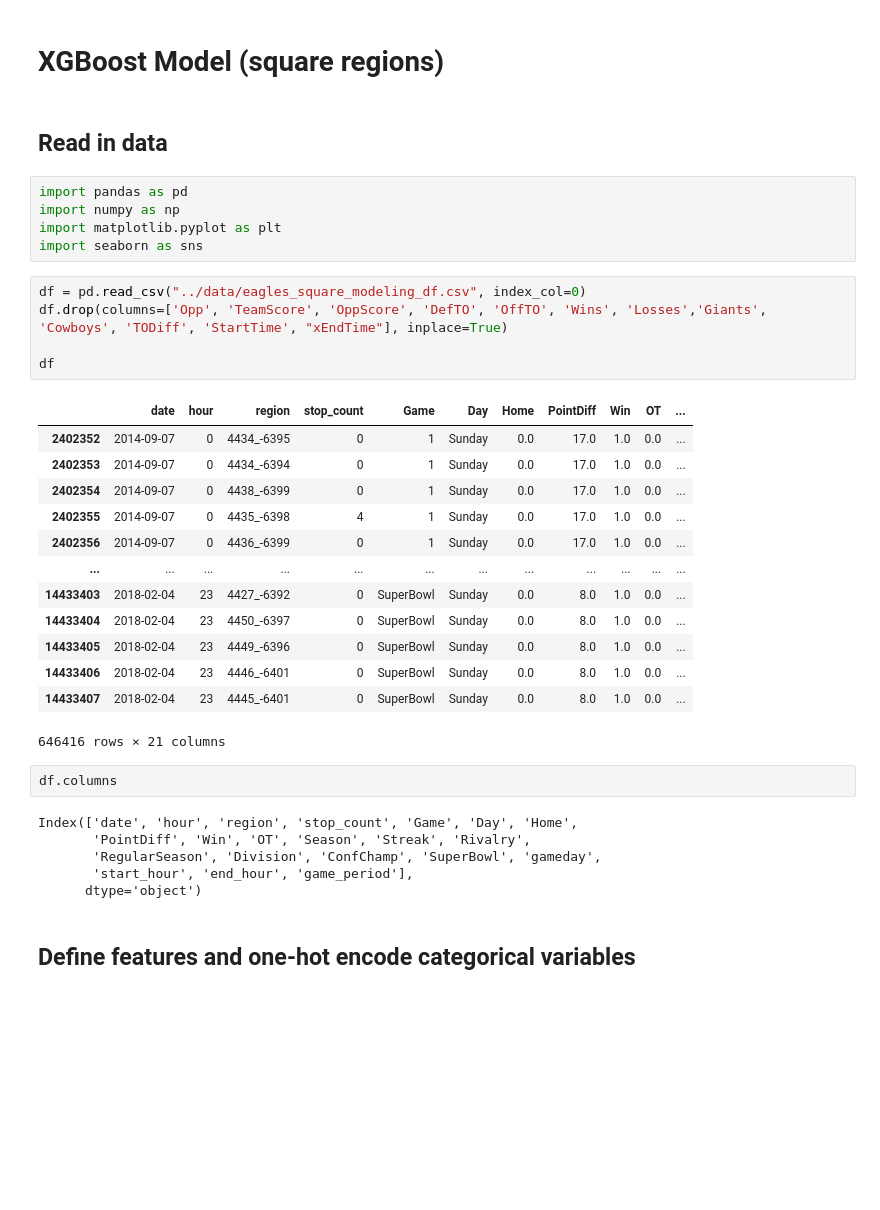
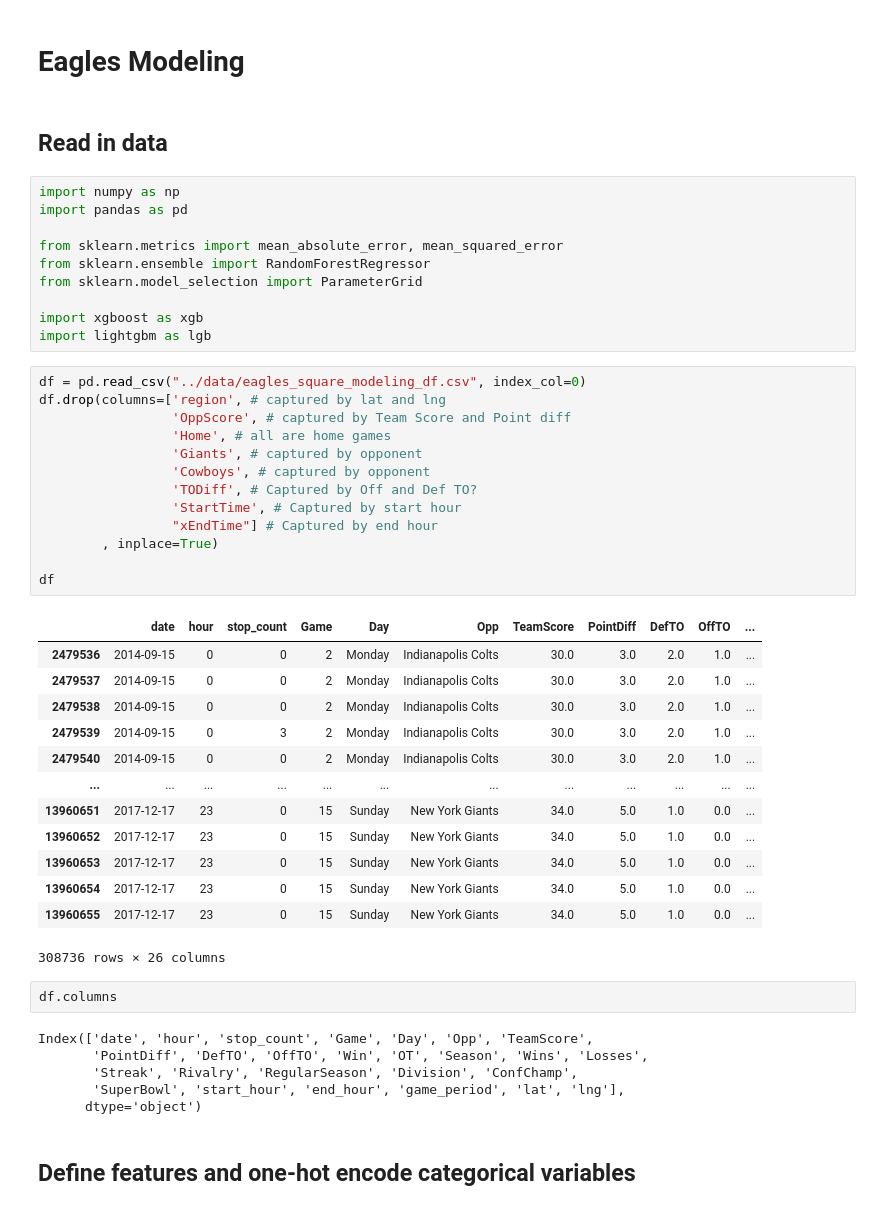
Before and after one commit to utexas-SDS-357/sds357-project-sp26-i-love-philly, a Jupyter notebook: modelling/eagles_square_model.ipynb, the cells around one changed output. Cells and saved outputs as stored; diff of their text form; blank space fills up the shorter version.

Commit message:
added model selection steps

```diff
--- a/modelling/eagles_square_model.ipynb
+++ b/modelling/eagles_square_model.ipynb
@@ -1,38 +1,51 @@
 # %% [markdown]
-# XGBoost Model (square regions)
+# Eagles Modeling
 # %% [markdown]
 ## Read in data
 # %%
+import numpy as np
 import pandas as pd
-import numpy as np
-import matplotlib.pyplot as plt
-import seaborn as sns
+
+from sklearn.metrics import mean_absolute_error, mean_squared_error
+from sklearn.ensemble import RandomForestRegressor
+from sklearn.model_selection import ParameterGrid
+
+import xgboost as xgb
+import lightgbm as lgb
 # %%
 df = pd.read_csv("../data/eagles_square_modeling_df.csv", index_col=0)
-df.drop(columns=['Opp', 'TeamScore', 'OppScore', 'DefTO', 'OffTO', 'Wins', 'Losses','Giants', 'Cowboys', 'TODiff', 'StartTime', "xEndTime"], inplace=True)
+df.drop(columns=['region', # captured by lat and lng
+                 'OppScore', # captured by Team Score and Point diff
+                 'Home', # all are home games
+                 'Giants', # captured by opponent
+                 'Cowboys', # captured by opponent
+                 'TODiff', # Captured by Off and Def TO?
+                 'StartTime', # Captured by start hour
+                 "xEndTime"] # Captured by end hour
+        , inplace=True)
 
 df
 # %% [output]
-|  | date | hour | region | stop_count | Game | Day | Home | PointDiff | Win | OT | ... |
-| 2402352 | 2014-09-07 | 0 | 4434_-6395 | 0 | 1 | Sunday | 0.0 | 17.0 | 1.0 | 0.0 | ... |
-| 2402353 | 2014-09-07 | 0 | 4434_-6394 | 0 | 1 | Sunday | 0.0 | 17.0 | 1.0 | 0.0 | ... |
-| 2402354 | 2014-09-07 | 0 | 4438_-6399 | 0 | 1 | Sunday | 0.0 | 17.0 | 1.0 | 0.0 | ... |
-| 2402355 | 2014-09-07 | 0 | 4435_-6398 | 4 | 1 | Sunday | 0.0 | 17.0 | 1.0 | 0.0 | ... |
-| 2402356 | 2014-09-07 | 0 | 4436_-6399 | 0 | 1 | Sunday | 0.0 | 17.0 | 1.0 | 0.0 | ... |
+|  | date | hour | stop_count | Game | Day | Opp | TeamScore | PointDiff | DefTO | OffTO | ... |
+| 2479536 | 2014-09-15 | 0 | 0 | 2 | Monday | Indianapolis Colts | 30.0 | 3.0 | 2.0 | 1.0 | ... |
+| 2479537 | 2014-09-15 | 0 | 0 | 2 | Monday | Indianapolis Colts | 30.0 | 3.0 | 2.0 | 1.0 | ... |
+| 2479538 | 2014-09-15 | 0 | 0 | 2 | Monday | Indianapolis Colts | 30.0 | 3.0 | 2.0 | 1.0 | ... |
+| 2479539 | 2014-09-15 | 0 | 3 | 2 | Monday | Indianapolis Colts | 30.0 | 3.0 | 2.0 | 1.0 | ... |
+| 2479540 | 2014-09-15 | 0 | 0 | 2 | Monday | Indianapolis Colts | 30.0 | 3.0 | 2.0 | 1.0 | ... |
 | ... | ... | ... | ... | ... | ... | ... | ... | ... | ... | ... | ... |
-| 14433403 | 2018-02-04 | 23 | 4427_-6392 | 0 | SuperBowl | Sunday | 0.0 | 8.0 | 1.0 | 0.0 | ... |
-| 14433404 | 2018-02-04 | 23 | 4450_-6397 | 0 | SuperBowl | Sunday | 0.0 | 8.0 | 1.0 | 0.0 | ... |
-| 14433405 | 2018-02-04 | 23 | 4449_-6396 | 0 | SuperBowl | Sunday | 0.0 | 8.0 | 1.0 | 0.0 | ... |
-| 14433406 | 2018-02-04 | 23 | 4446_-6401 | 0 | SuperBowl | Sunday | 0.0 | 8.0 | 1.0 | 0.0 | ... |
-| 14433407 | 2018-02-04 | 23 | 4445_-6401 | 0 | SuperBowl | Sunday | 0.0 | 8.0 | 1.0 | 0.0 | ... |
+| 13960651 | 2017-12-17 | 23 | 0 | 15 | Sunday | New York Giants | 34.0 | 5.0 | 1.0 | 0.0 | ... |
+| 13960652 | 2017-12-17 | 23 | 0 | 15 | Sunday | New York Giants | 34.0 | 5.0 | 1.0 | 0.0 | ... |
+| 13960653 | 2017-12-17 | 23 | 0 | 15 | Sunday | New York Giants | 34.0 | 5.0 | 1.0 | 0.0 | ... |
+| 13960654 | 2017-12-17 | 23 | 0 | 15 | Sunday | New York Giants | 34.0 | 5.0 | 1.0 | 0.0 | ... |
+| 13960655 | 2017-12-17 | 23 | 0 | 15 | Sunday | New York Giants | 34.0 | 5.0 | 1.0 | 0.0 | ... |
-646416 rows × 21 columns
+308736 rows × 26 columns
 # %%
 df.columns
 # %% [output]
-Index(['date', 'hour', 'region', 'stop_count', 'Game', 'Day', 'Home',
-       'PointDiff', 'Win', 'OT', 'Season', 'Streak', 'Rivalry',
-       'RegularSeason', 'Division', 'ConfChamp', 'SuperBowl', 'gameday',
-       'start_hour', 'end_hour', 'game_period'],
+Index(['date', 'hour', 'stop_count', 'Game', 'Day', 'Opp', 'TeamScore',
+       'PointDiff', 'DefTO', 'OffTO', 'Win', 'OT', 'Season', 'Wins', 'Losses',
+       'Streak', 'Rivalry', 'RegularSeason', 'Division', 'ConfChamp',
+       'SuperBowl', 'start_hour', 'end_hour', 'game_period', 'lat', 'lng'],
       dtype='object')
 # %% [markdown]
 ## Define features and one-hot encode categorical variables
```
Also changed, not shown: parts of 36 cells of this notebook.
